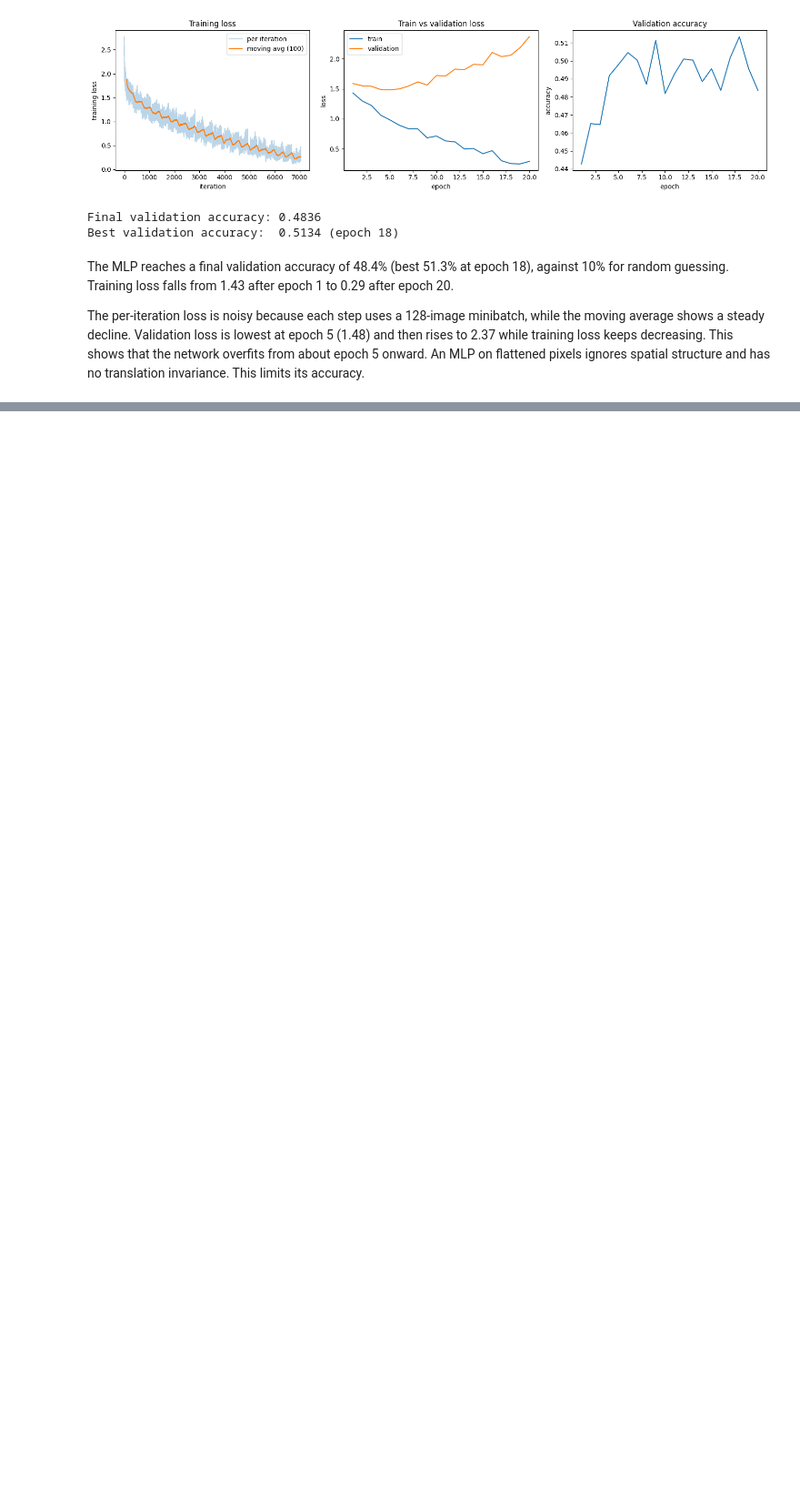
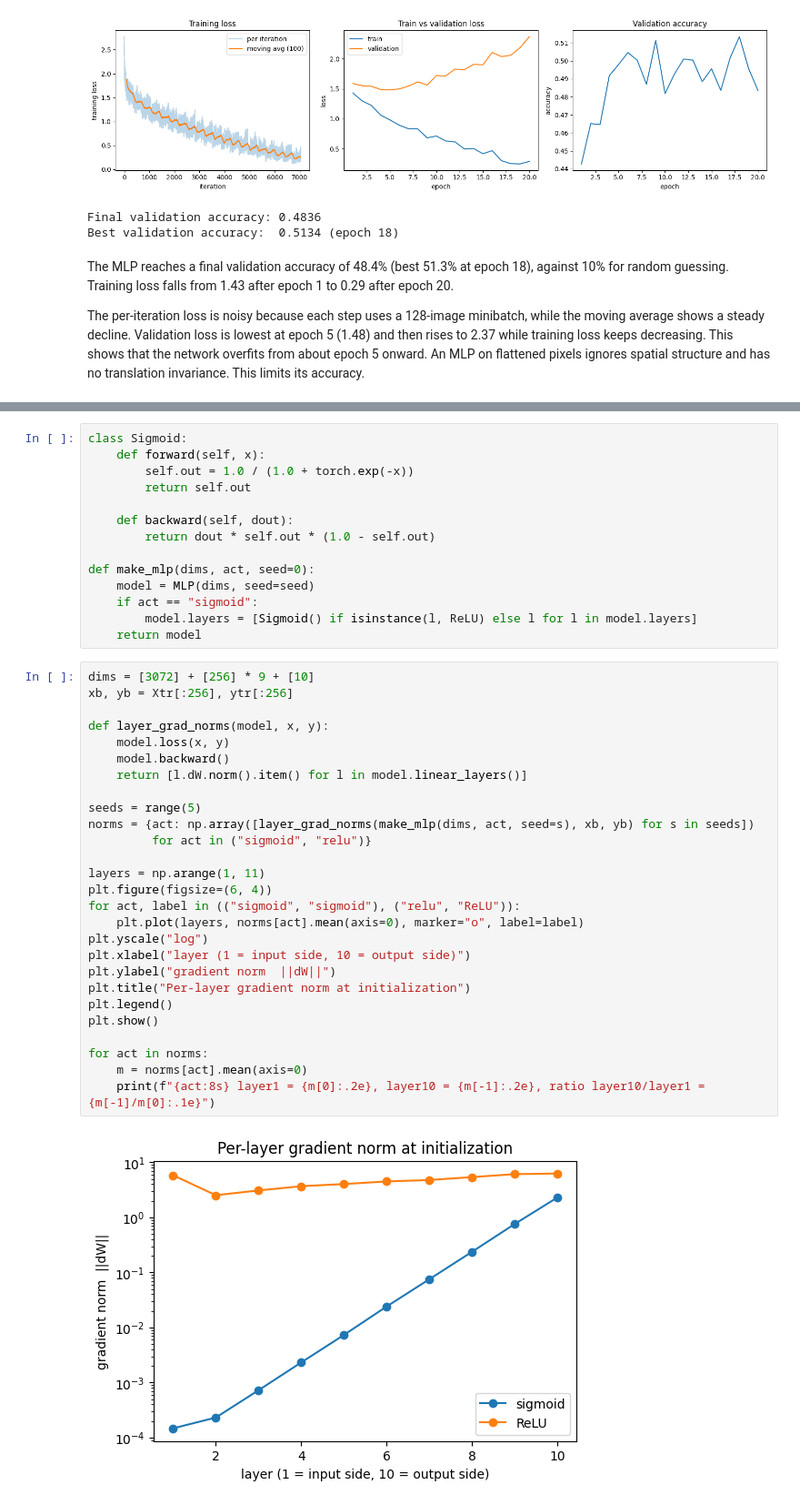
Before and after one commit to NethmiAmasha/Deep-Learning-for-Vision, a Jupyter notebook: EN4554_AS02.ipynb, the cells around one changed output, grey strips where cells are left out. Shown at 91% size. Saved outputs shown, nothing was run; the diff lists cells and outputs as text; blank space fills up the shorter version.

Commit message:
Plotting the per-layer gradient norm

```diff
--- a/EN4554_AS02.ipynb
+++ b/EN4554_AS02.ipynb
@@ -335,0 +340,43 @@ The per-iteration loss is noisy because each step uses a 128-image minibatch, wh
+# %%
+class Sigmoid:
+    def forward(self, x):
+        self.out = 1.0 / (1.0 + torch.exp(-x))
+        return self.out
+
+    def backward(self, dout):
+        return dout * self.out * (1.0 - self.out)
+
+def make_mlp(dims, act, seed=0):
+    model = MLP(dims, seed=seed)
+    if act == "sigmoid":
+        model.layers = [Sigmoid() if isinstance(l, ReLU) else l for l in model.layers]
+    return model
+# %%
+dims = [3072] + [256] * 9 + [10]
+xb, yb = Xtr[:256], ytr[:256]
+
+def layer_grad_norms(model, x, y):
+    model.loss(x, y)
+    model.backward()
+    return [l.dW.norm().item() for l in model.linear_layers()]
+
+seeds = range(5)
+norms = {act: np.array([layer_grad_norms(make_mlp(dims, act, seed=s), xb, yb) for s in seeds])
+         for act in ("sigmoid", "relu")}
+
+layers = np.arange(1, 11)
+plt.figure(figsize=(6, 4))
+for act, label in (("sigmoid", "sigmoid"), ("relu", "ReLU")):
+    plt.plot(layers, norms[act].mean(axis=0), marker="o", label=label)
+plt.yscale("log")
+plt.xlabel("layer (1 = input side, 10 = output side)")
+plt.ylabel("gradient norm  ||dW||")
+plt.title("Per-layer gradient norm at initialization")
+plt.legend()
+plt.show()
+
+for act in norms:
+    m = norms[act].mean(axis=0)
+    print(f"{act:8s} layer1 = {m[0]:.2e}, layer10 = {m[-1]:.2e}, ratio layer10/layer1 = {m[-1]/m[0]:.1e}")
+# %% [output]
+[figure, added]
```
Also changed, not shown: parts of 3 cells of this notebook.
